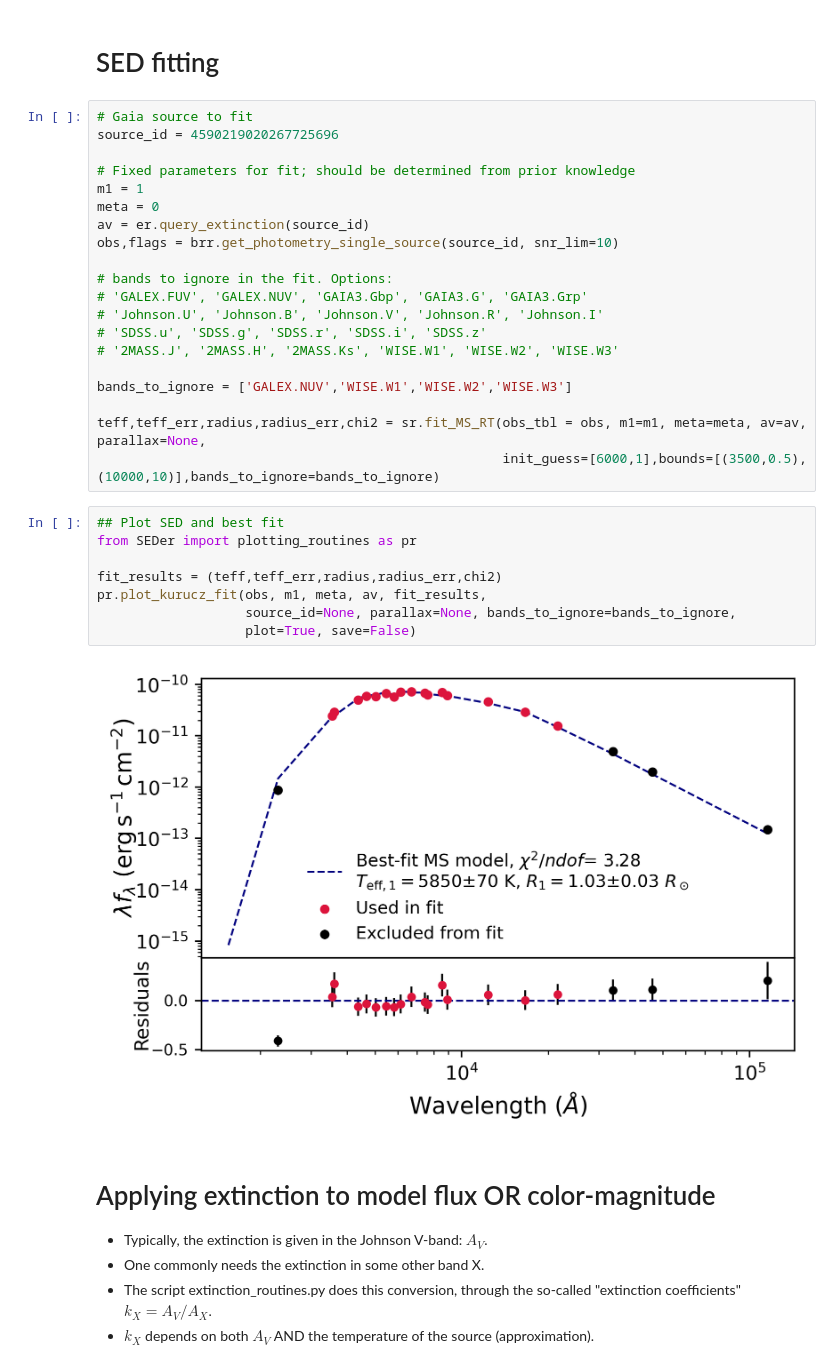
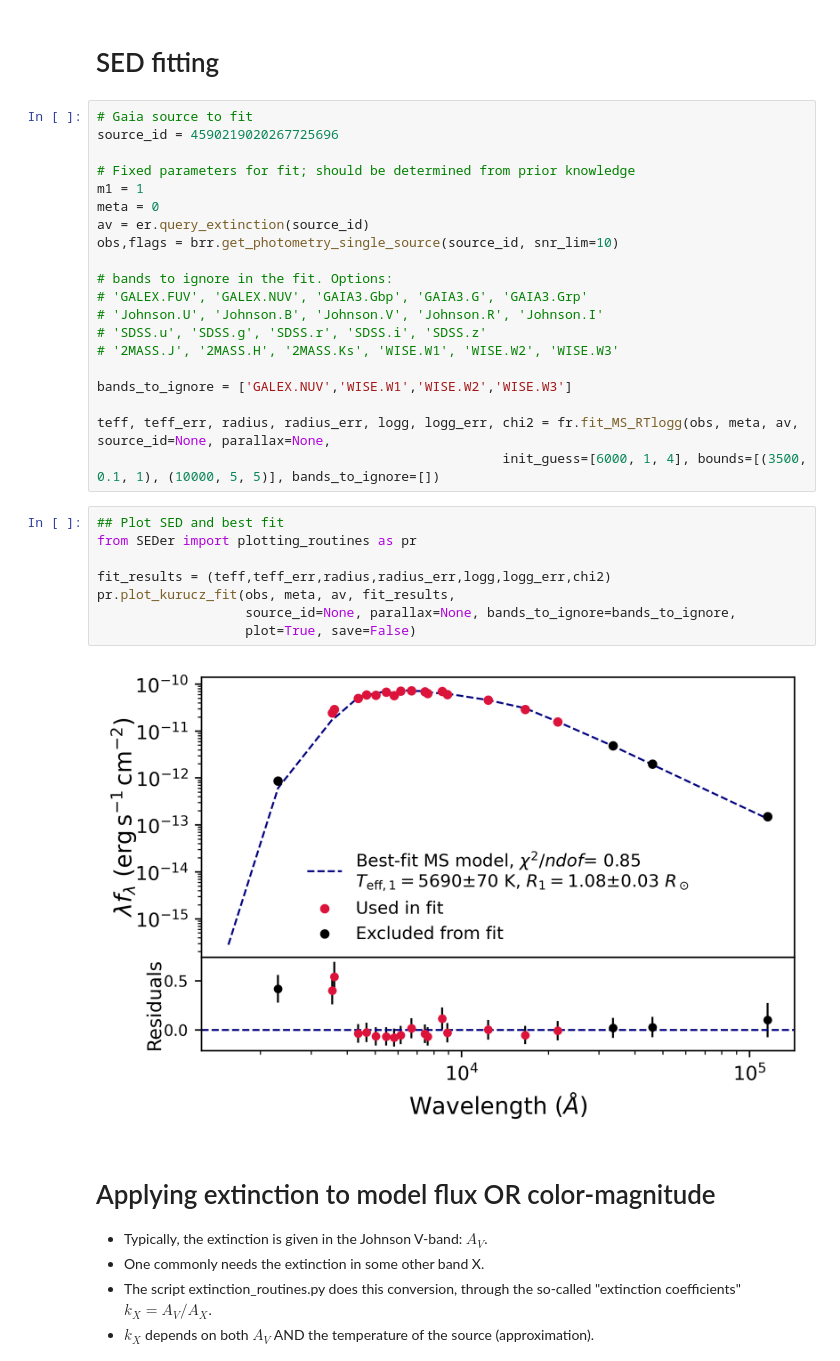
Before and after one commit to orenir49/SED_WIS, a Jupyter notebook: notebooks/example.ipynb, the cells around one changed output. Saved outputs shown, nothing was run; the diff lists cells and outputs as text.

```diff
--- a/notebooks/example.ipynb
+++ b/notebooks/example.ipynb
@@ -46,18 +47,18 @@ obs,flags = brr.get_photometry_single_source(source_id, snr_lim=10)
 
 bands_to_ignore = ['GALEX.NUV','WISE.W1','WISE.W2','WISE.W3']
 
-teff,teff_err,radius,radius_err,chi2 = sr.fit_MS_RT(obs_tbl = obs, m1=m1, meta=meta, av=av, parallax=None,
-                                                    init_guess=[6000,1],bounds=[(3500,0.5),(10000,10)],bands_to_ignore=bands_to_ignore)
+teff, teff_err, radius, radius_err, logg, logg_err, chi2 = fr.fit_MS_RTlogg(obs, meta, av, source_id=None, parallax=None,
+                                                    init_guess=[6000, 1, 4], bounds=[(3500, 0.1, 1), (10000, 5, 5)], bands_to_ignore=[])
 # %%
 ## Plot SED and best fit
 from SEDer import plotting_routines as pr
 
-fit_results = (teff,teff_err,radius,radius_err,chi2)
-pr.plot_kurucz_fit(obs, m1, meta, av, fit_results,
+fit_results = (teff,teff_err,radius,radius_err,logg,logg_err,chi2)
+pr.plot_kurucz_fit(obs, meta, av, fit_results,
                    source_id=None, parallax=None, bands_to_ignore=bands_to_ignore,
                    plot=True, save=False)
 # %% [output]
-[figure, old version]
+[figure, new version]
 # %% [markdown]
 # Applying extinction to model flux OR color-magnitude
 * Typically, the extinction is given in the Johnson V-band: $A_V$.
```
Also changed, not shown: parts of 1 cell of this notebook, 4 other files.
